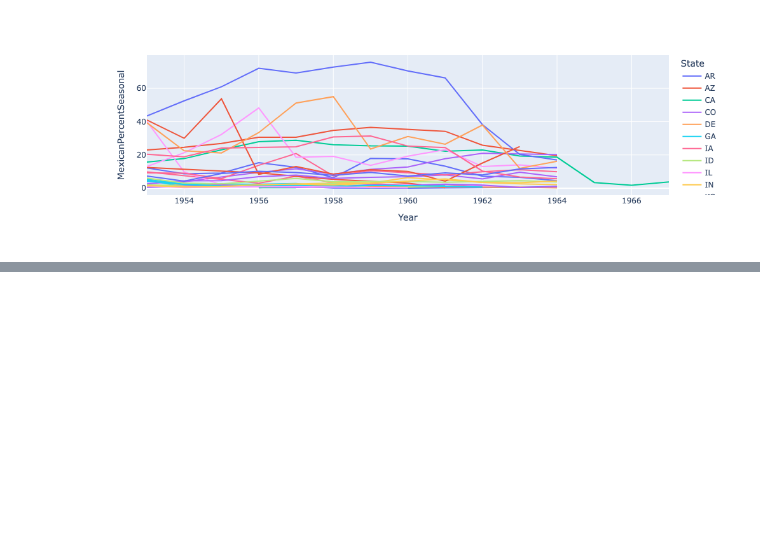
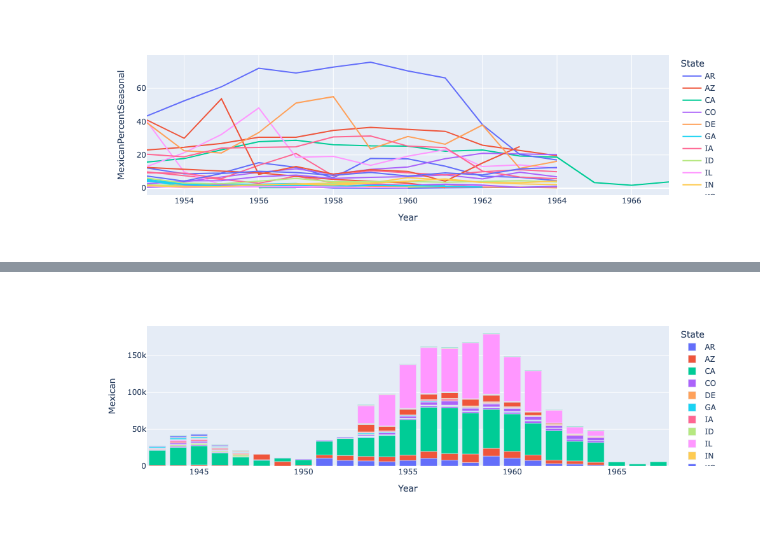
Before and after one commit to kyliefmiller/research-project, a Jupyter notebook: notebooks/mexican-analysis.ipynb, the cells around one changed output, grey strips where cells are left out. Drawn from its saved outputs; the diff is of its cells as text; code cells hidden in the pictures; blank space fills up the shorter version.

```diff
--- a/notebooks/mexican-analysis.ipynb
+++ b/notebooks/mexican-analysis.ipynb
@@ -184,0 +227,7 @@ fig2.show()
+# %%
+import plotly.express as px
+
+fig4 = px.bar(mexican_total, x='Year', y='Mexican', color='State')
+fig4.show()
+# %% [output]
+[figure, added]
```
Also changed, not shown: parts of 10 cells of this notebook, 3 other files.
